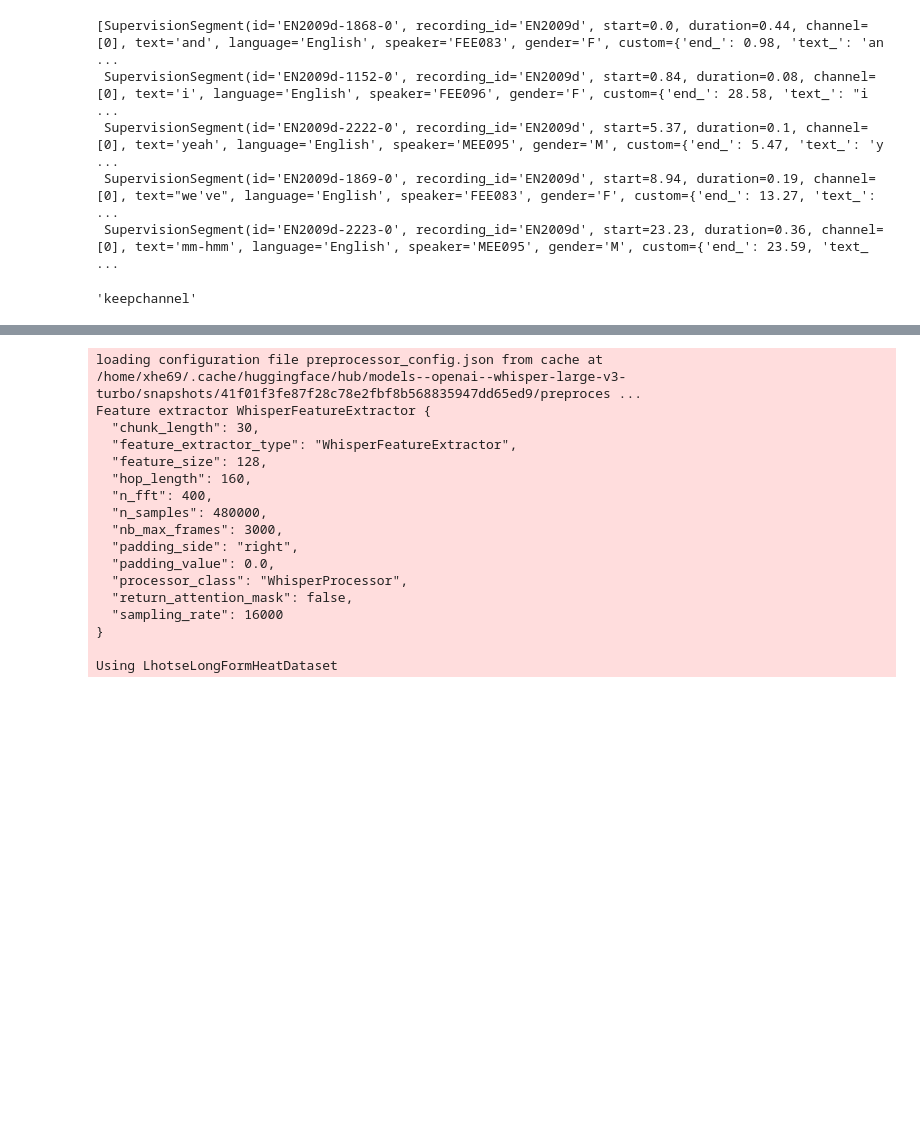
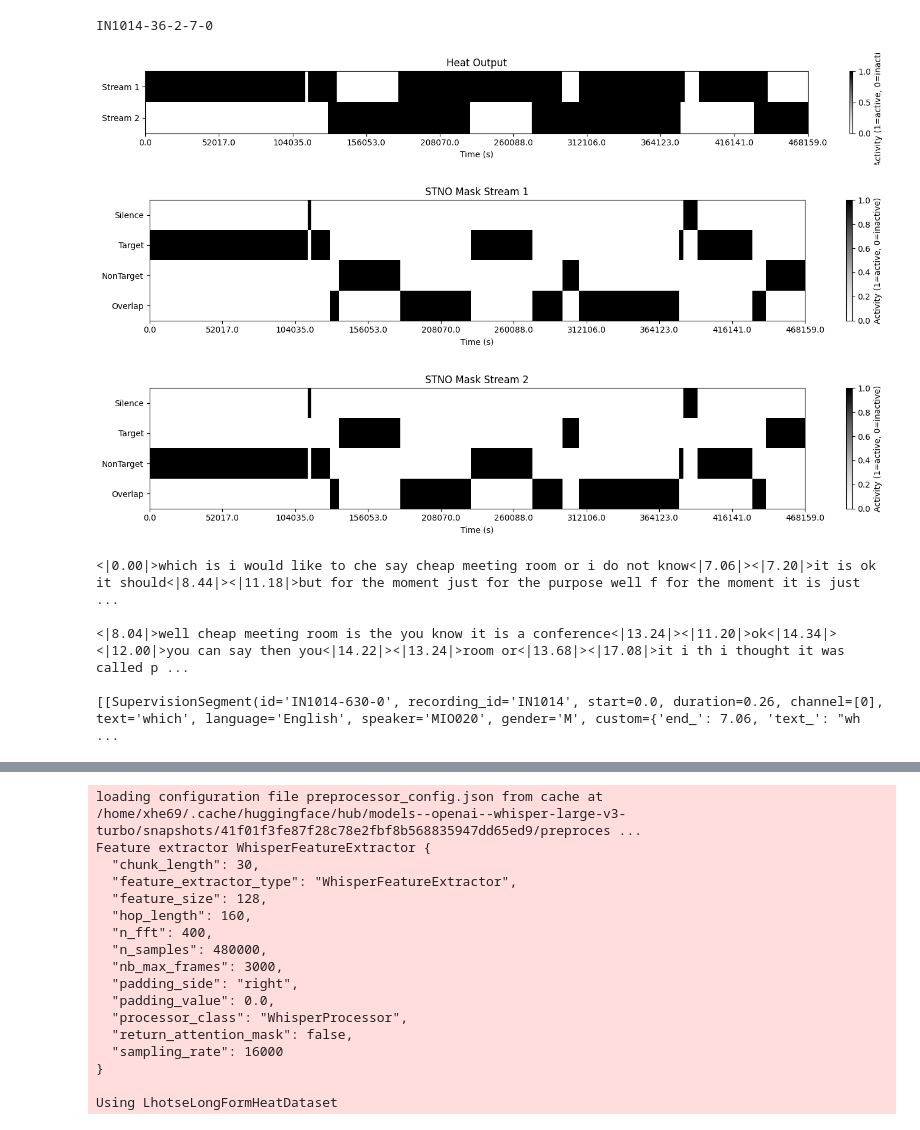
Before and after one commit to xiluohe/TS-ASR-Whisper, a Jupyter notebook: src/heat_dataset.ipynb, the cells around one changed output, grey strips where cells are left out. Saved outputs shown, nothing was run; the diff lists cells and outputs as text; code cells hidden in the pictures; blank space fills up the shorter version.

```diff
--- a/src/heat_dataset.ipynb
+++ b/src/heat_dataset.ipynb
@@ -17,8 +21,13 @@ class dotdict(dict):
 data_args = {
     'train_cutsets': ['/export/fs06/xhe69/TS-ASR-Whisper/data/manifests/ami-sdm_train_sc_cutset_30s.jsonl.gz'],
     # 'train_cutsets': ['/export/fs06/xhe69/TS-ASR-Whisper/data/manifests/ami-sdm_train_sc_cutset.jsonl.gz'],
-    'dev_cutsets': ['/export/fs06/xhe69/TS-ASR-Whisper/data/manifests/ami-sdm_dev_sc_cutset.jsonl.gz'],
+    # 'dev_cutsets': ['/export/fs06/xhe69/TS-ASR-Whisper/data/manifests/ami-sdm_dev_sc_cutset.jsonl.gz'],
     'eval_cutsets': ['/export/fs06/xhe69/TS-ASR-Whisper/data/manifests/ami-sdm_test_sc_cutset.jsonl.gz'],
+    # 'eval_diar_cutsets': ['/export/fs06/xhe69/TS-ASR-Whisper/diar_exp/diarizen_large/diarized_cutsets/ami-sdm_test_sc_cutset.jsonl.gz'],
+    'eval_diar_cutsets': ['/export/fs06/xhe69/TS-ASR-Whisper/diar_exp/diarizen_large_twostream_sorthybridloss_e16/diarized_cutsets/ami-sdm_test_sc_cutset.jsonl.gz'],
+    'dev_cutsets':['/export/fs06/xhe69/TS-ASR-Whisper/data/manifests/ami-sdm_test_sc_cutset.jsonl.gz'],
+    # 'dev_diar_cutsets':['/export/fs06/xhe69/TS-ASR-Whisper/diar_exp/diarizen_large/diarized_cutsets/ami-sdm_test_sc_cutset.jsonl.gz'],
+    'dev_diar_cutsets':['/export/fs06/xhe69/TS-ASR-Whisper/diar_exp/diarizen_large_twostream_sorthybridloss_e16/diarized_cutsets/ami-sdm_test_sc_cutset.jsonl.gz'],
     'do_augment': False,
     'dataset_weights': None,
     'use_timestamps': True,
@@ -35,10 +44,10 @@ data_args = {
     'max_r_crop': 0,
     'cache_features_for_dev': False,
     'eval_text_norm': 'whisper_nsf',
-    'dev_diar_cutsets': None,
     'use_heat_diar': True,
-    'oracle_heat_assignment_method': 'keepchannel',
+    'oracle_heat_assignment_method': 'standard',
     'num_heat_channels': 2,
+    'diar_type': 'twostream',
 }
 
 data_args = dotdict(data_args)
@@ -61,14 +86,6 @@ train_dataset = TS_ASR_HEAT_Dataset(train_cutsets, do_augment=data_args.do_augme
                                         max_r_crop=data_args.max_r_crop,
                                         oracle_heat_assignment_method=data_args.oracle_heat_assignment_method,
                                         )
-# %%
-train_dataset[9735]['all_supervisions']
-# %% [output]
-[SupervisionSegment(id='EN2009d-1868-0', recording_id='EN2009d', start=0.0, duration=0.44, channel=[0], text='and', language='English', speaker='FEE083', gender='F', custom={'end_': 0.98, 'text_': 'an ...
- SupervisionSegment(id='EN2009d-1152-0', recording_id='EN2009d', start=0.84, duration=0.08, channel=[0], text='i', language='English', speaker='FEE096', gender='F', custom={'end_': 28.58, 'text_': "i  ...
- SupervisionSegment(id='EN2009d-2222-0', recording_id='EN2009d', start=5.37, duration=0.1, channel=[0], text='yeah', language='English', speaker='MEE095', gender='M', custom={'end_': 5.47, 'text_': 'y ...
- SupervisionSegment(id='EN2009d-1869-0', recording_id='EN2009d', start=8.94, duration=0.19, channel=[0], text="we've", language='English', speaker='FEE083', gender='F', custom={'end_': 13.27, 'text_': ...
- SupervisionSegment(id='EN2009d-2223-0', recording_id='EN2009d', start=23.23, duration=0.36, channel=[0], text='mm-hmm', language='English', speaker='MEE095', gender='M', custom={'end_': 23.59, 'text_ ...
 # %%
 def plot_diarization(diarization_array, frame_rate=1, speaker_labels=None, title="Speaker Diarization"):
     """
@@ -101,26 +118,34 @@ def plot_diarization(diarization_array, frame_rate=1, speaker_labels=None, title
     # plt.ylabel("Speakers")
     plt.tight_layout()
     plt.show()
-# %%
-train_dataset.oracle_heat_assignment_method
-# %% [output]
-'keepchannel'
 # %%
-plot_idx = 154 #should be even, 5842 is example of 3 overlap
+plot_idx = 5936 #should be even, 5842 is example of 3 overlap, 5936 is example of 4 overlap
 #186 good plot
-
-plot_diarization(train_dataset[plot_idx]['heat_output'], title='Heat Output', speaker_labels=['Stream 1', 'Stream 2'])
+print(train_dataset[plot_idx]['cut_id'])
+plot_diarization(train_dataset[plot_idx]['heat_mask'], title='Heat Output', speaker_labels=['Stream 1', 'Stream 2'])
 plot_diarization(train_dataset[plot_idx]['vad_mask'], title='STNO Mask Stream 1', speaker_labels=['Silence', 'Target', 'NonTarget', 'Overlap'])
 plot_diarization(train_dataset[plot_idx+1]['vad_mask'], title='STNO Mask Stream 2', speaker_labels=['Silence', 'Target', 'NonTarget', 'Overlap'])
 
-print(train_dataset[plot_idx]['all_supervisions'])
-print()
-print(train_dataset[plot_idx]['heat_assignment'][0])
-print()
-print(train_dataset[plot_idx]['heat_assignment'][1])
-print()
+# print(train_dataset[plot_idx]['all_supervisions'])
+# print()
+# print(train_dataset[plot_idx]['heat_assignment'][0])
+# print()
+# print(train_dataset[plot_idx]['heat_assignment'][1])
+# print()
 print(train_dataset[plot_idx]['transcript'])
 print()
 print(train_dataset[plot_idx+1]['transcript'])
+print()
+print(train_dataset[plot_idx]['heat_assignment'])
 # print(f'Transcript 1: {train_dataset[plot_idx]['transcript']}')
 # print(f'Transcript 2: {train_dataset[plot_idx+1]['transcript']}')
+# %% [output]
+IN1014-36-2-7-0
+[figure, added]
+[figure, added]
+[figure, added]
+<|0.00|>which is i would like to che say cheap meeting room or i do not know<|7.06|><|7.20|>it is ok it should<|8.44|><|11.18|>but for the moment just for the purpose well f for the moment it is just  ...
+
+<|8.04|>well cheap meeting room is the you know it is a conference<|13.24|><|11.20|>ok<|14.34|><|12.00|>you can say then you<|14.22|><|13.24|>room or<|13.68|><|17.08|>it i th i thought it was called p ...
+
+[[SupervisionSegment(id='IN1014-630-0', recording_id='IN1014', start=0.0, duration=0.26, channel=[0], text='which', language='English', speaker='MIO020', gender='M', custom={'end_': 7.06, 'text_': "wh ...
```
Also changed, not shown: parts of 16 cells of this notebook, 35 other files.
